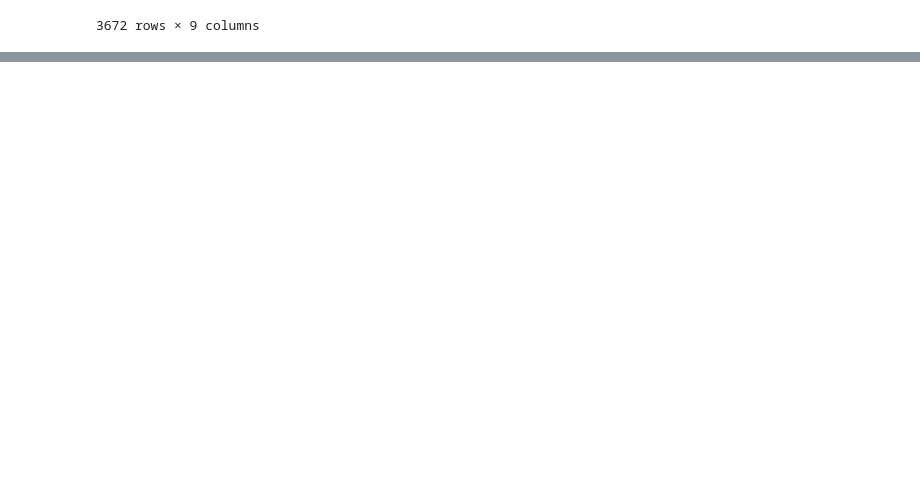
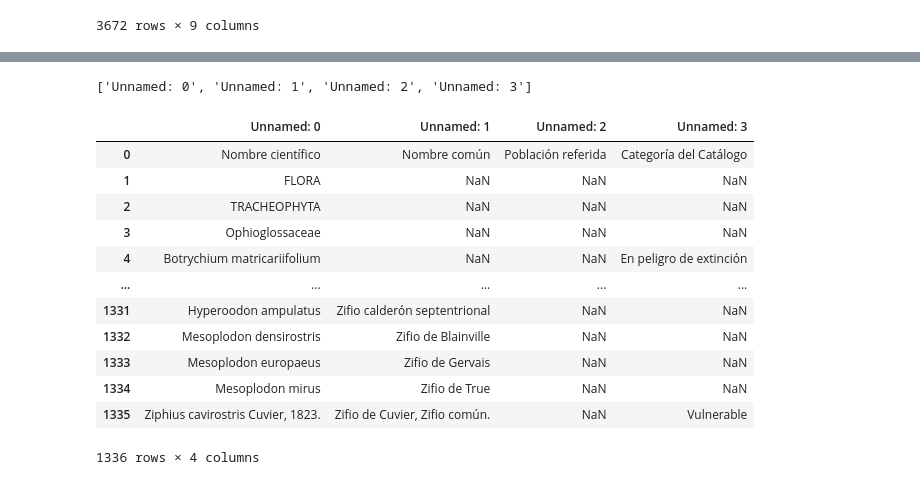
Before and after one commit to NereaGomez9/Animales-en-peligro-de-exticion, a Jupyter notebook: proyecto_animales.ipynb, the cells around one changed output, grey strips where cells are left out. Saved outputs shown, nothing was run; the diff lists cells and outputs as text; code cells hidden in the pictures; blank space fills up the shorter version.

```diff
--- a/proyecto_animales.ipynb
+++ b/proyecto_animales.ipynb
@@ -127,3 +147,29 @@ df_animales
+# %%
+import pandas as pd
+
+# Cargar ODS
+df_boe = pd.read_excel('boe-animales-conservacion.ods', engine='odf')
+
+# Ver nombres de columnas actuales
+print(df_boe.columns.tolist())
+# %% [output]
+['Unnamed: 0', 'Unnamed: 1', 'Unnamed: 2', 'Unnamed: 3']
+# %%
+df_boe
+# %% [output]
+|  | Unnamed: 0 | Unnamed: 1 | Unnamed: 2 | Unnamed: 3 |
+| 0 | Nombre científico | Nombre común | Población referida | Categoría del Catálogo |
+| 1 | FLORA | NaN | NaN | NaN |
+| 2 | TRACHEOPHYTA | NaN | NaN | NaN |
+| 3 | Ophioglossaceae | NaN | NaN | NaN |
+| 4 | Botrychium matricariifolium | NaN | NaN | En peligro de extinción |
+| ... | ... | ... | ... | ... |
+| 1331 | Hyperoodon ampulatus | Zifio calderón septentrional | NaN | NaN |
+| 1332 | Mesoplodon densirostris | Zifio de Blainville | NaN | NaN |
+| 1333 | Mesoplodon europaeus | Zifio de Gervais | NaN | NaN |
+| 1334 | Mesoplodon mirus | Zifio de True | NaN | NaN |
+| 1335 | Ziphius cavirostris Cuvier, 1823. | Zifio de Cuvier, Zifio común. | NaN | Vulnerable |
+1336 rows × 4 columns
 # %%
 # Lista de especies en peligro (nombres científicos)
 especies_peligro = [
```
Also changed, not shown: parts of 1 cell of this notebook, 3 other files.
